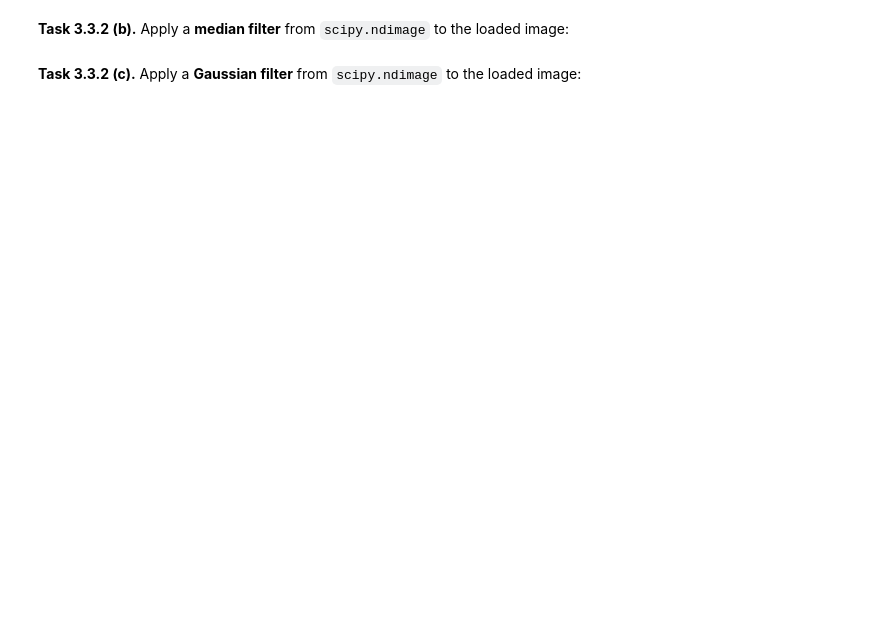
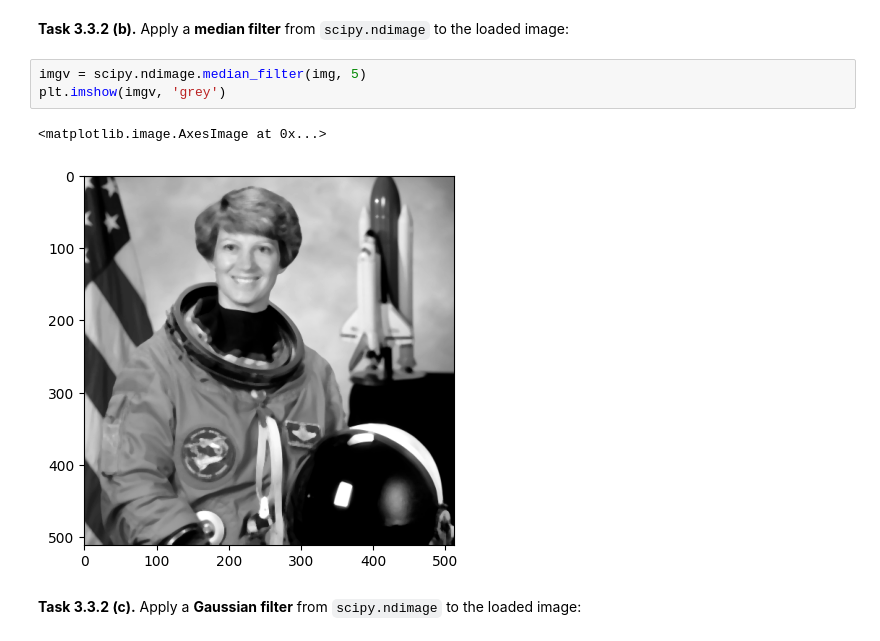
Before and after one commit to MarieSchnabel/mobi-fs3-python, a Jupyter notebook: task3.ipynb, the cells around one changed output. Drawn from its saved outputs; the diff is of its cells as text; blank space fills up the shorter version.

```diff
--- a/task3.ipynb
+++ b/task3.ipynb
@@ -63,4 +97,10 @@ Then, compare your result for filter size `5` with the correct result image `dat
 # %% [markdown]
 **<a id="#">Task 3.3.2 (b).</a>** Apply a **median filter** from `scipy.ndimage` to the loaded image:
+# %%
+imgv = scipy.ndimage.median_filter(img, 5)
+plt.imshow(imgv, 'grey')
+# %% [output]
+<matplotlib.image.AxesImage at 0x...>
+[figure, added]
 # %% [markdown]
 **<a id="#">Task 3.3.2 (c).</a>** Apply a **Gaussian filter** from `scipy.ndimage` to the loaded image:
```
Also changed, not shown: parts of 13 cells of this notebook.
